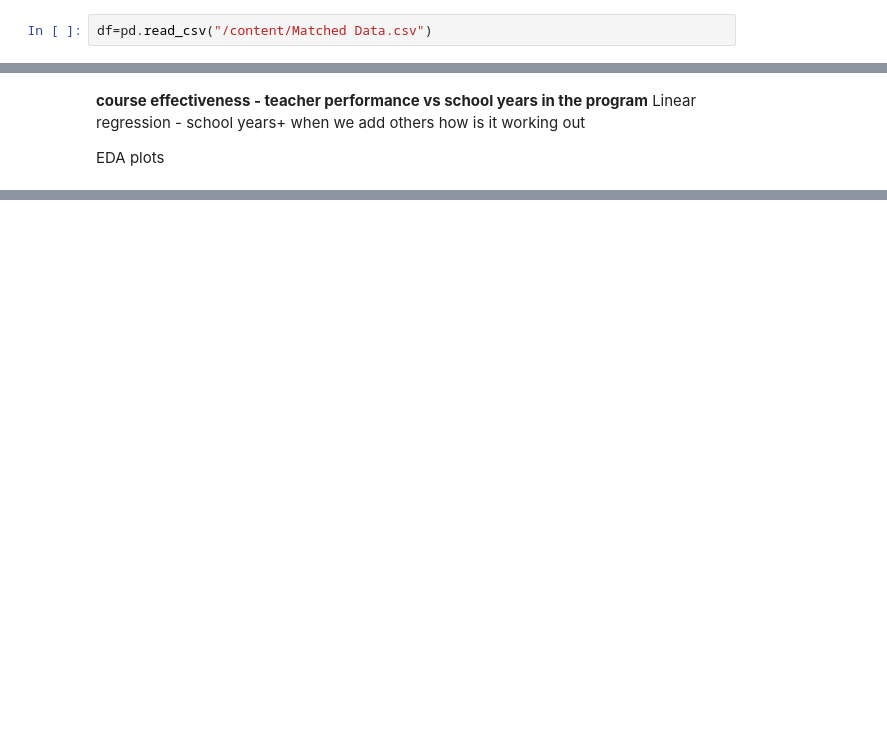
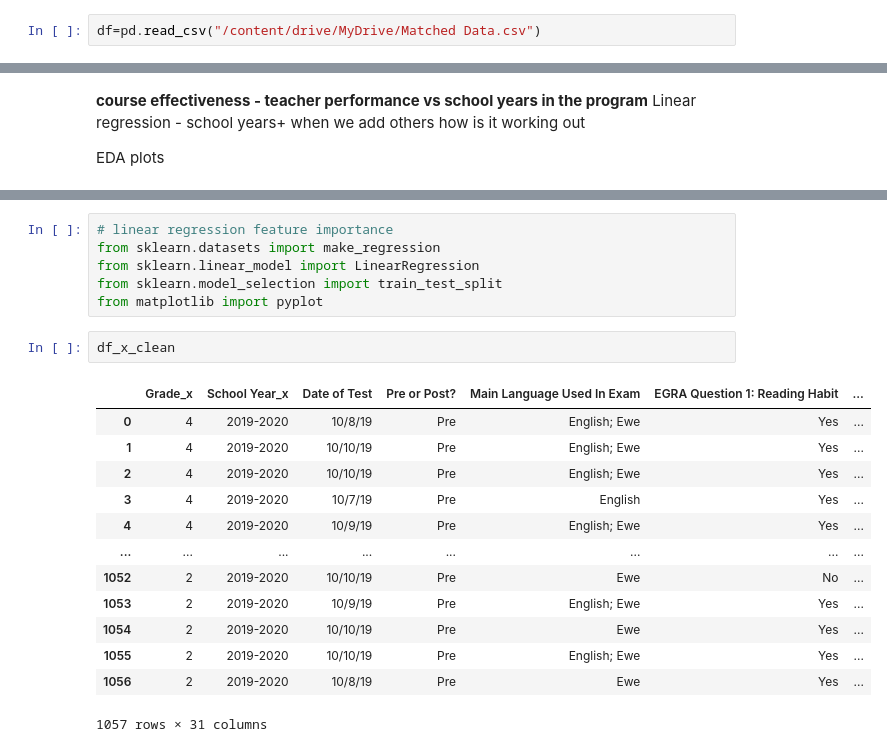
Before and after one commit to georgeputhean/pop-performance, a Jupyter notebook: POP_Performance_2.ipynb, the cells around one changed output, grey strips where cells are left out. Saved outputs shown, nothing was run; the diff lists cells and outputs as text; blank space fills up the shorter version.

```diff
--- a/POP_Performance_2.ipynb
+++ b/POP_Performance_2.ipynb
@@ -10,7 +10,7 @@ import seaborn as sns
 sns.set()
 import matplotlib.pyplot as plt
 # %%
-df=pd.read_csv("/content/Matched Data.csv")
+df=pd.read_csv("/content/drive/MyDrive/Matched Data.csv")
 # %%
 df.columns
 # %% [output]
@@ -392,0 +415,22 @@ FORMAT-
+# %%
+# linear regression feature importance
+from sklearn.datasets import make_regression
+from sklearn.linear_model import LinearRegression
+from sklearn.model_selection import train_test_split
+from matplotlib import pyplot
+# %%
+df_x_clean
+# %% [output]
+|  | Grade_x | School Year_x | Date of Test | Pre or Post? | Main Language Used In Exam | EGRA Question 1: Reading Habit | ... |
+| 0 | 4 | 2019-2020 | 10/8/19 | Pre | English; Ewe | Yes | ... |
+| 1 | 4 | 2019-2020 | 10/10/19 | Pre | English; Ewe | Yes | ... |
+| 2 | 4 | 2019-2020 | 10/10/19 | Pre | English; Ewe | Yes | ... |
+| 3 | 4 | 2019-2020 | 10/7/19 | Pre | English | Yes | ... |
+| 4 | 4 | 2019-2020 | 10/9/19 | Pre | English; Ewe | Yes | ... |
+| ... | ... | ... | ... | ... | ... | ... | ... |
+| 1052 | 2 | 2019-2020 | 10/10/19 | Pre | Ewe | No | ... |
+| 1053 | 2 | 2019-2020 | 10/9/19 | Pre | English; Ewe | Yes | ... |
+| 1054 | 2 | 2019-2020 | 10/10/19 | Pre | Ewe | Yes | ... |
+| 1055 | 2 | 2019-2020 | 10/10/19 | Pre | English; Ewe | Yes | ... |
+| 1056 | 2 | 2019-2020 | 10/8/19 | Pre | Ewe | Yes | ... |
+1057 rows × 31 columns
```
Also changed, not shown: parts of 10 cells of this notebook.
